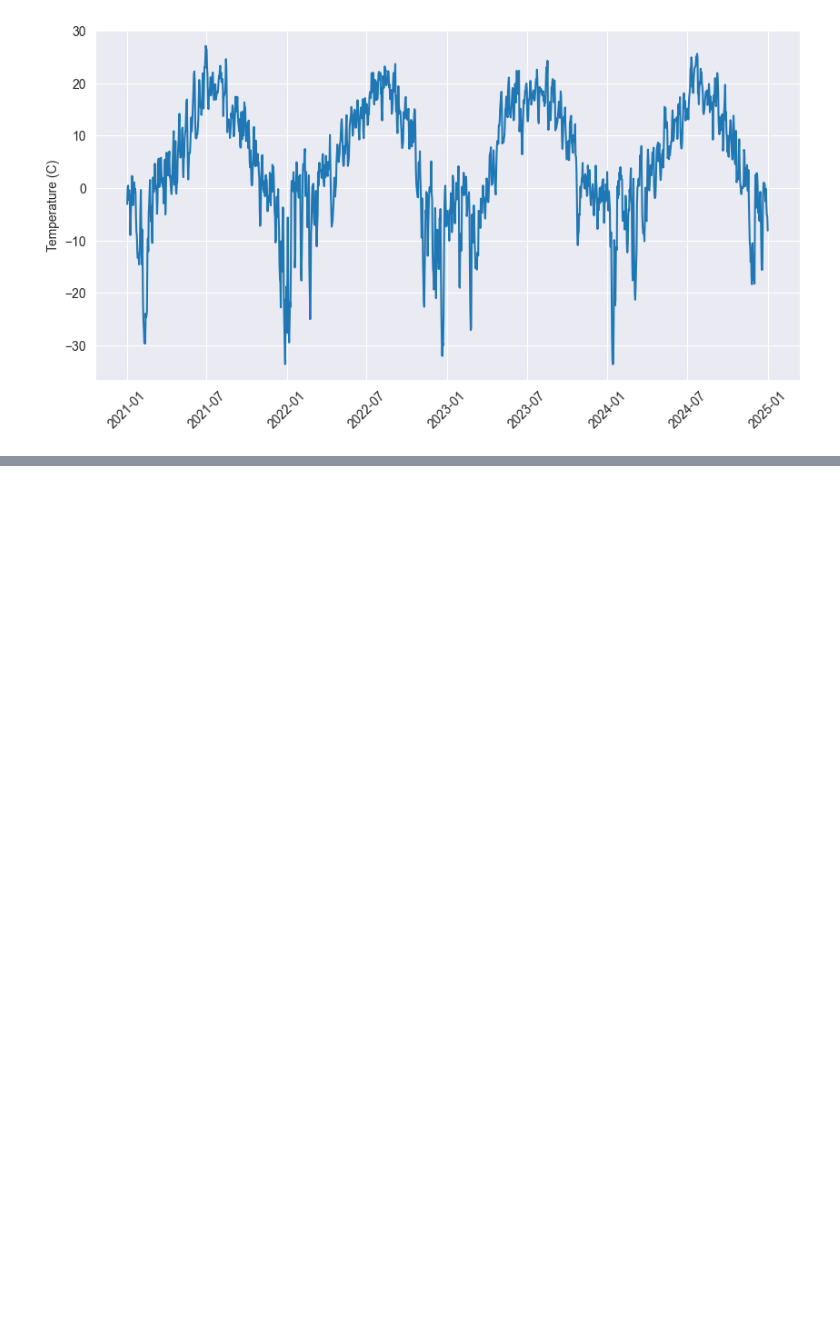
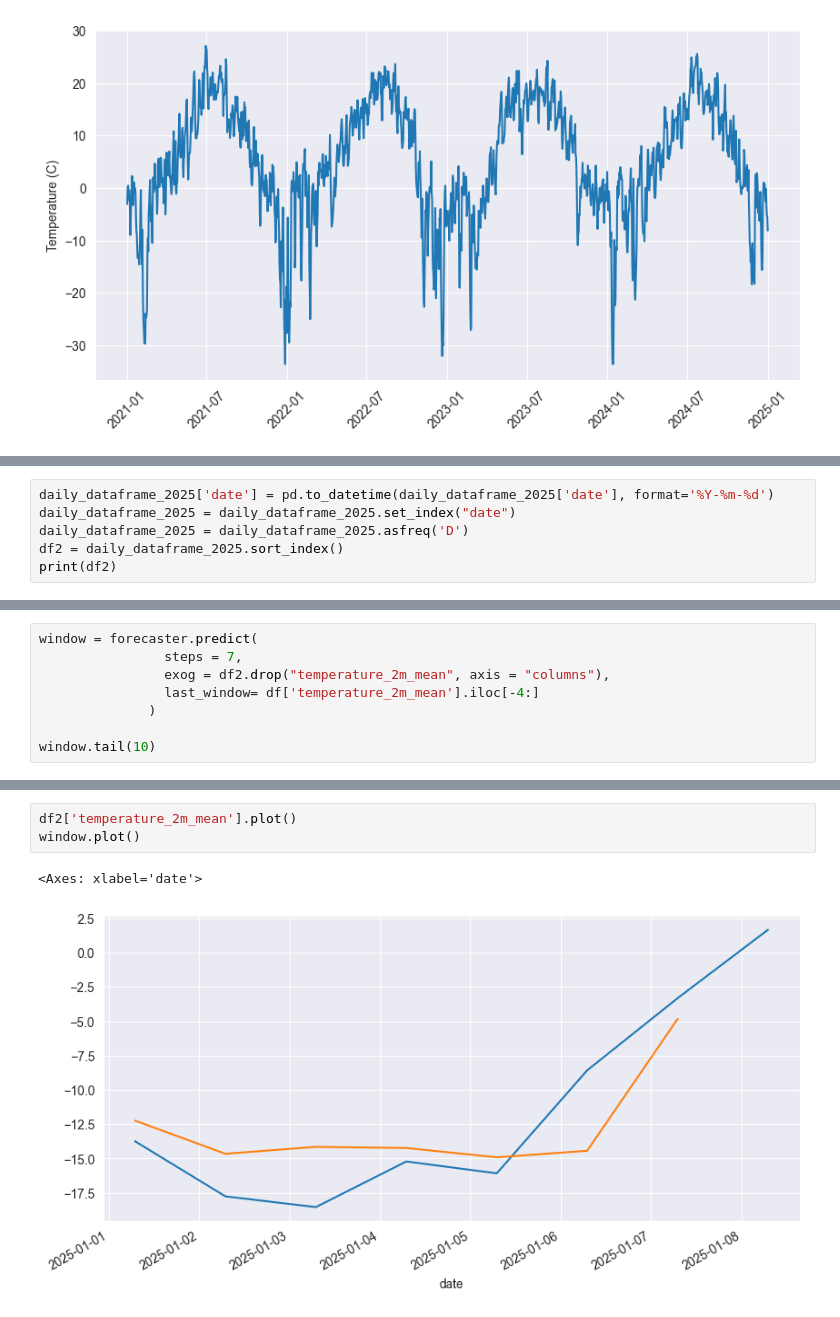
Before and after one commit to hodge-py/WeatherPred, a Jupyter notebook: WeatherPredictionSKForcast.ipynb, the cells around one changed output, grey strips where cells are left out. Cells and saved outputs as stored; diff of their text form; blank space fills up the shorter version.

```diff
--- a/WeatherPredictionSKForcast.ipynb
+++ b/WeatherPredictionSKForcast.ipynb
@@ -190,0 +255,6 @@ ax.legend();
+# %%
+daily_dataframe_2025['date'] = pd.to_datetime(daily_dataframe_2025['date'], format='%Y-%m-%d')
+daily_dataframe_2025 = daily_dataframe_2025.set_index("date")
+daily_dataframe_2025 = daily_dataframe_2025.asfreq('D')
+df2 = daily_dataframe_2025.sort_index()
+print(df2)
@@ -190,0 +279,8 @@ ax.legend();
+# %%
+window = forecaster.predict(
+                steps = 7,
+                exog = df2.drop("temperature_2m_mean", axis = "columns"),
+    			last_window= df['temperature_2m_mean'].iloc[-4:]
+              )
+
+window.tail(10)
@@ -190,0 +296,6 @@ ax.legend();
+# %%
+df2['temperature_2m_mean'].plot()
+window.plot()
+# %% [output]
+<Axes: xlabel='date'>
+[figure, added]
```
Also changed, not shown: parts of 9 cells of this notebook, 1 other file.
